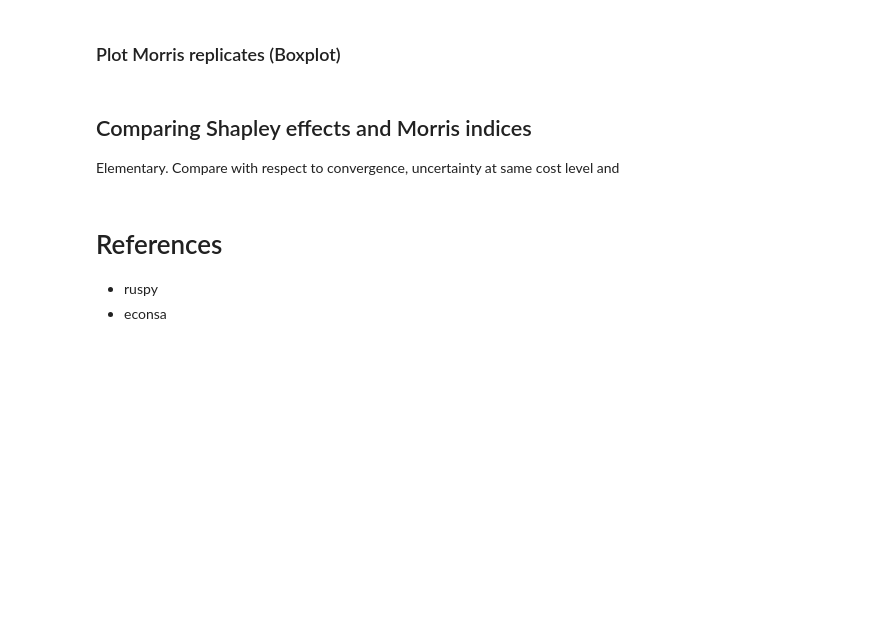
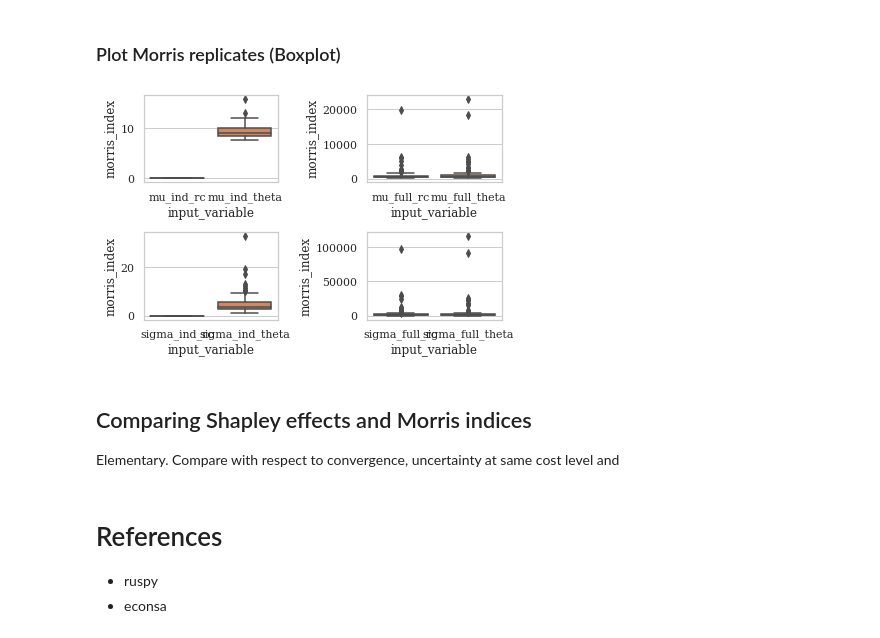
Before and after one commit to bhmueller/thesis, a Jupyter notebook: thesis_project.ipynb, the cells around one changed output. Saved outputs shown, nothing was run; the diff lists cells and outputs as text; code cells hidden in the pictures; blank space fills up the shorter version.

```diff
--- a/thesis_project.ipynb
+++ b/thesis_project.ipynb
@@ -591,3 +608,49 @@ sns.set_theme(style='whitegrid')
+# %%
+mu_full_rc_df = pd.DataFrame(data=mu_full_rc, columns=['morris_index'])
+mu_full_rc_df['input_variable'] = 'mu_full_rc'
+
+mu_full_theta_df = pd.DataFrame(data=mu_full_theta, columns=['morris_index'])
+mu_full_theta_df['input_variable'] = 'mu_full_theta'
+
+data_boxplots_morris_full_mu = pd.concat(
+    [mu_full_rc_df, mu_full_theta_df],
+    ignore_index=True
+    )
+# %%
+sigma_full_rc_df = pd.DataFrame(data=sigma_full_rc, columns=['morris_index'])
+sigma_full_rc_df['input_variable'] = 'sigma_full_rc'
+
+sigma_full_theta_df = pd.DataFrame(data=sigma_full_theta, columns=['morris_index'])
+sigma_full_theta_df['input_variable'] = 'sigma_full_theta'
+
+data_boxplots_morris_full_sigma = pd.concat(
+    [sigma_full_rc_df, sigma_full_theta_df],
+    ignore_index=True
+    )
+# %%
+# plot_size = 10
+fig, ax = plt.subplots(2, 2,
+# figsize=(plot_size, plot_size)
+)
+sns.set_theme(style='whitegrid')
+mpl.rcParams['font.family'] = 'serif'
+
+# mu ind
+sns.boxplot(x=data_boxplots_morris_independent_mu['input_variable'], y=data_boxplots_morris_independent_mu['morris_index'], ax=ax[0, 0])
+
+# sigma ind
+sns.boxplot(x=data_boxplots_morris_independent_sigma['input_variable'], y=data_boxplots_morris_independent_sigma['morris_index'], ax=ax[1, 0])
+
+#mu full
+sns.boxplot(x=data_boxplots_morris_full_mu['input_variable'], y=data_boxplots_morris_full_mu['morris_index'], ax=ax[0, 1])
+
+# sigma full
+sns.boxplot(x=data_boxplots_morris_full_sigma['input_variable'], y=data_boxplots_morris_full_sigma['morris_index'], ax=ax[1, 1])
+
+fig.tight_layout()
+fig.show()
+# %% [output]
+[figure, added]
 # %% [markdown]
 ## Comparing Shapley effects and Morris indices
 
```
Also changed, not shown: parts of 19 cells of this notebook.
